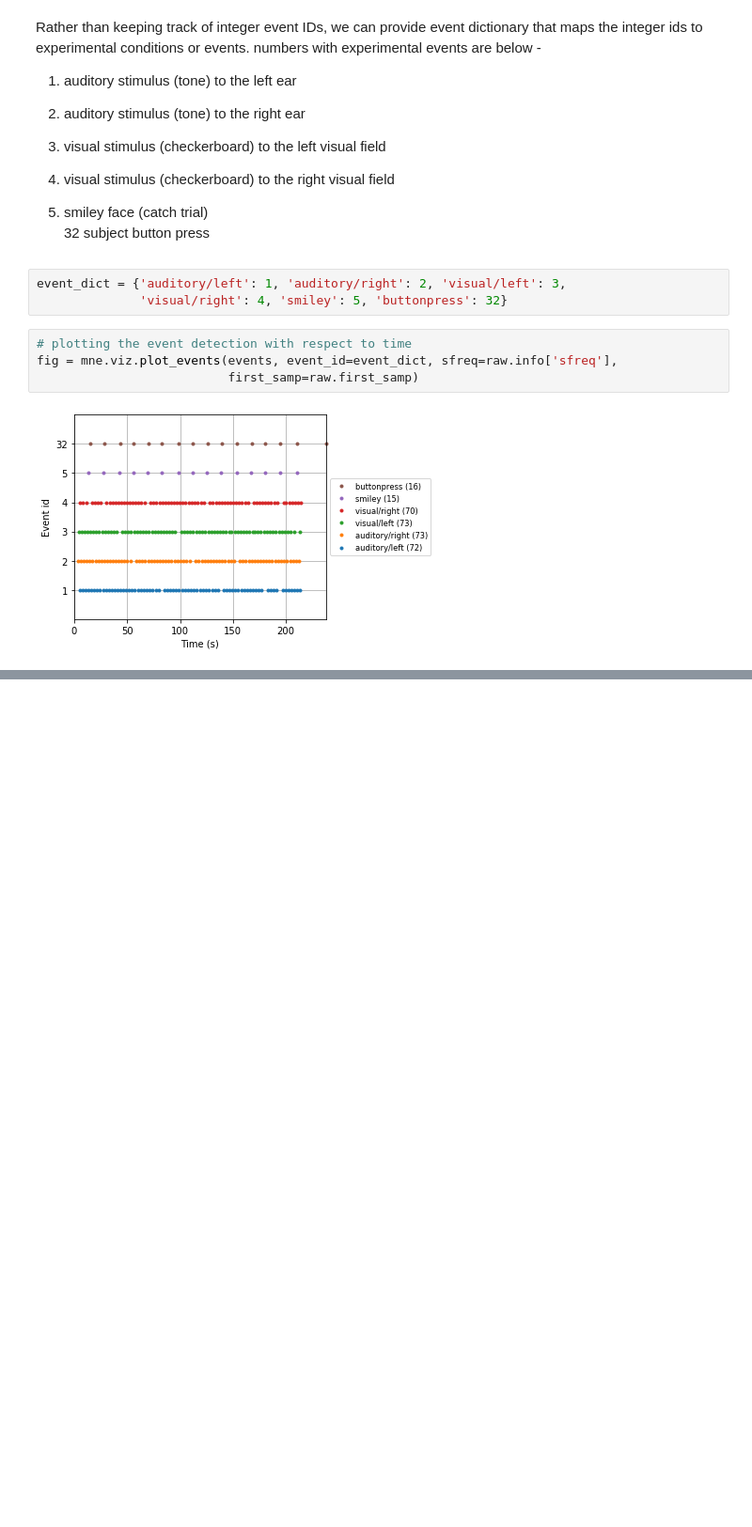
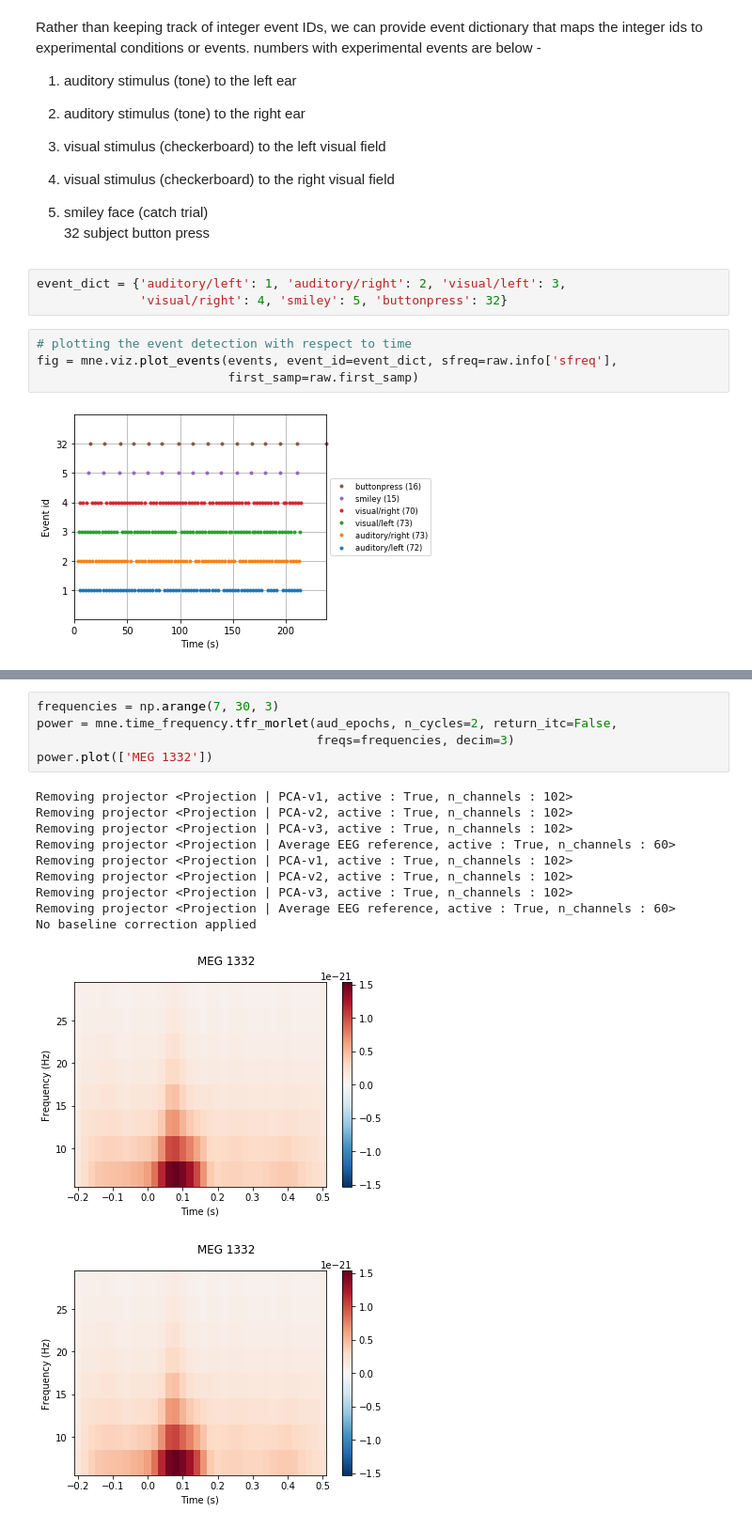
Before and after one commit to AchintyaX/EEG_Analysis, a Jupyter notebook: EEG_signal_processing.ipynb, the cells around one changed output, grey strips where cells are left out. Shown at 94% size. Cells and saved outputs as stored; diff of their text form; blank space fills up the shorter version.

```diff
--- a/EEG_signal_processing.ipynb
+++ b/EEG_signal_processing.ipynb
@@ -169,0 +265,17 @@ fig = mne.viz.plot_events(events, event_id=event_dict, sfreq=raw.info['sfreq'],
+# %%
+frequencies = np.arange(7, 30, 3)
+power = mne.time_frequency.tfr_morlet(aud_epochs, n_cycles=2, return_itc=False,
+                                      freqs=frequencies, decim=3)
+power.plot(['MEG 1332'])
+# %% [output]
+Removing projector <Projection | PCA-v1, active : True, n_channels : 102>
+Removing projector <Projection | PCA-v2, active : True, n_channels : 102>
+Removing projector <Projection | PCA-v3, active : True, n_channels : 102>
+Removing projector <Projection | Average EEG reference, active : True, n_channels : 60>
+Removing projector <Projection | PCA-v1, active : True, n_channels : 102>
+Removing projector <Projection | PCA-v2, active : True, n_channels : 102>
+Removing projector <Projection | PCA-v3, active : True, n_channels : 102>
+Removing projector <Projection | Average EEG reference, active : True, n_channels : 60>
+No baseline correction applied
+[figure, added]
+[figure, added]
```
Also changed, not shown: parts of 14 cells of this notebook.
